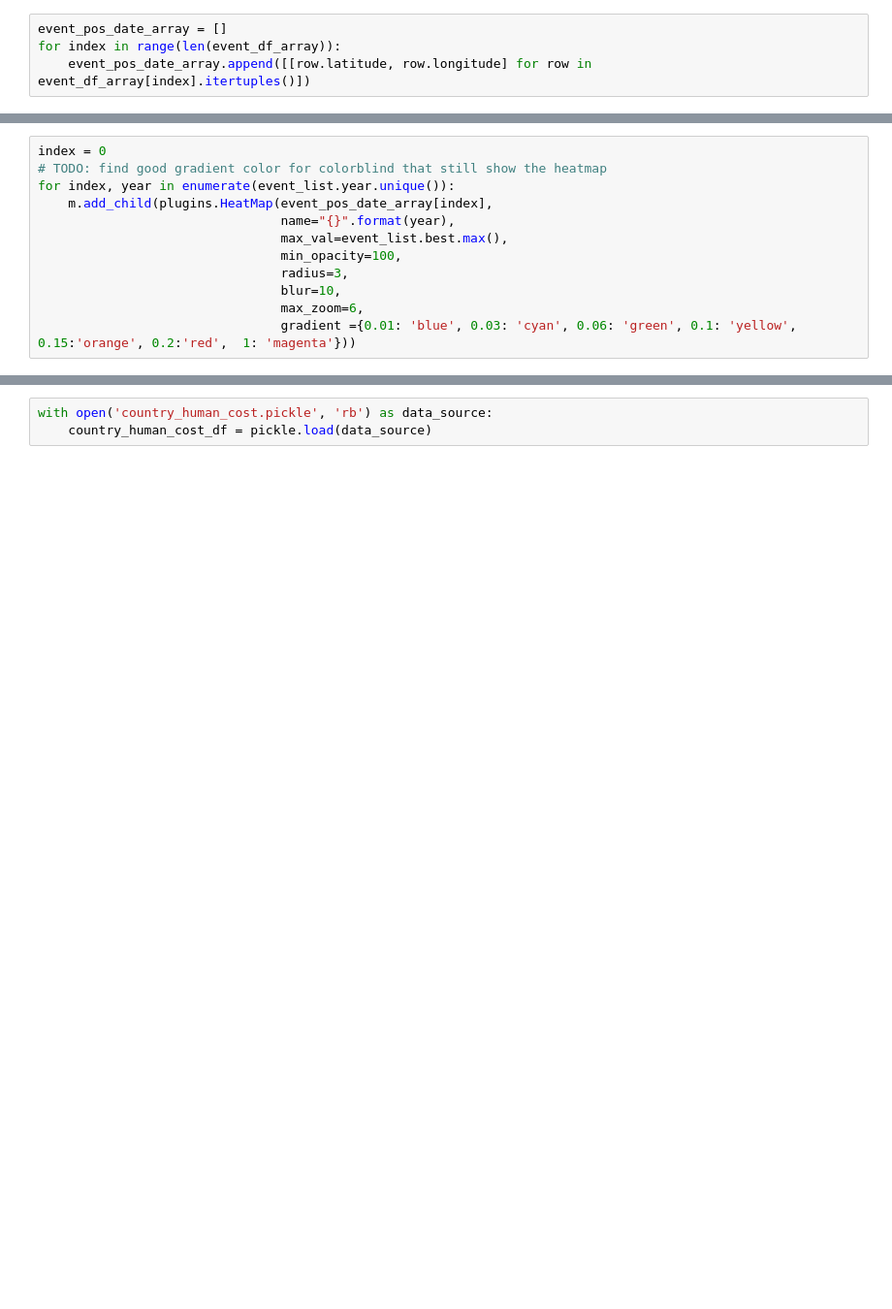
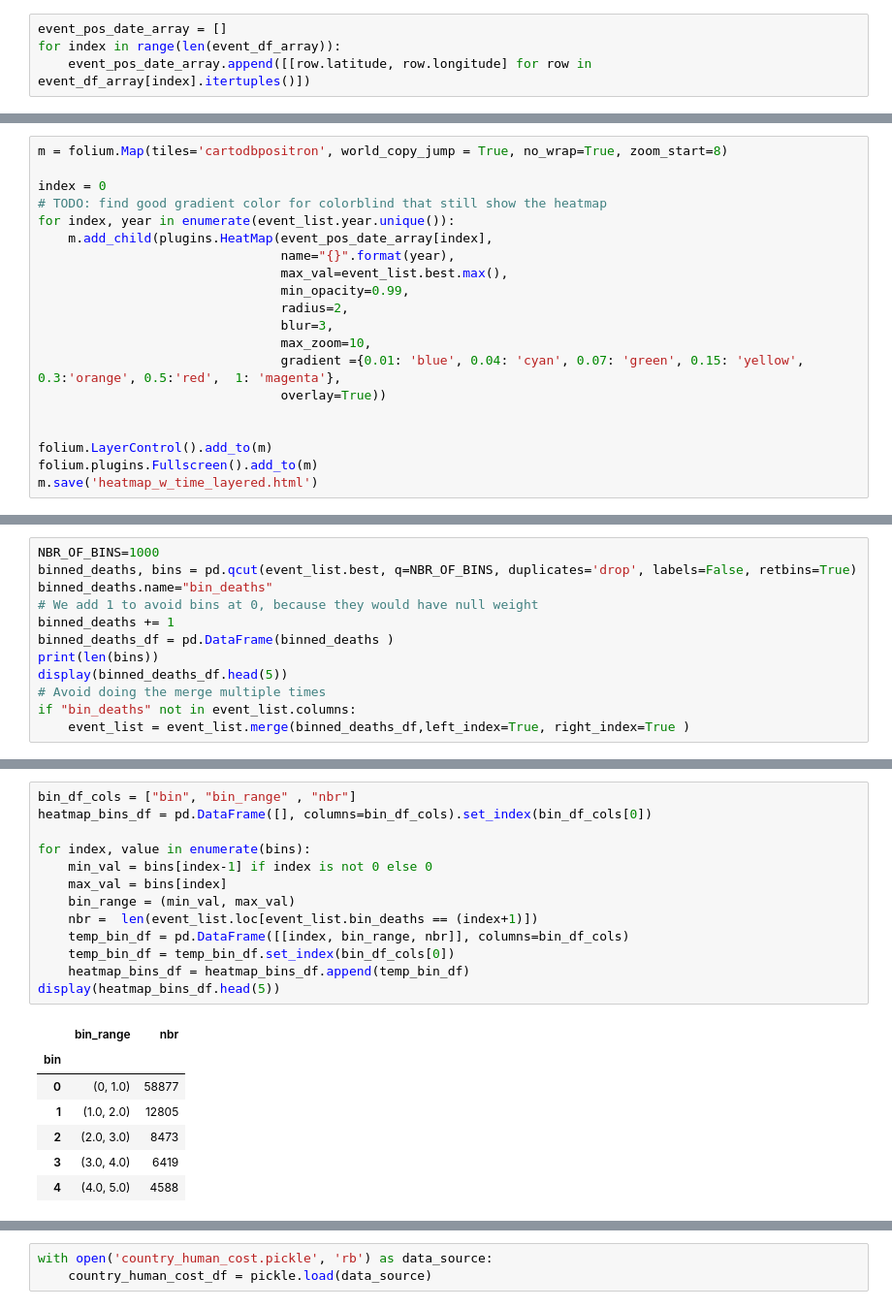
Before and after one commit to vincenzobaz/VBTALL-ADA2017, a Jupyter notebook: Project/notebook_map.ipynb, the cells around one changed output, grey strips where cells are left out. Shown at 97% size. Drawn from its saved outputs; the diff is of its cells as text; blank space fills up the shorter version.

Commit message:
Timestamped heatmap works

```diff
--- a/Project/notebook_map.ipynb
+++ b/Project/notebook_map.ipynb
@@ -168,12 +95,20 @@ m = folium.Map(tiles='cartodbpositron', world_copy_jump = True, no_wrap=True, zo
 # %%
+m = folium.Map(tiles='cartodbpositron', world_copy_jump = True, no_wrap=True, zoom_start=8)
+
 index = 0
 # TODO: find good gradient color for colorblind that still show the heatmap
 for index, year in enumerate(event_list.year.unique()):
     m.add_child(plugins.HeatMap(event_pos_date_array[index],
                                 name="{}".format(year),
                                 max_val=event_list.best.max(),
-                                min_opacity=100,
-                                radius=3,
-                                blur=10,
-                                max_zoom=6,
-                                gradient ={0.01: 'blue', 0.03: 'cyan', 0.06: 'green', 0.1: 'yellow', 0.15:'orange', 0.2:'red',  1: 'magenta'}))
+                                min_opacity=0.99,
+                                radius=2,
+                                blur=3,
+                                max_zoom=10,
+                                gradient ={0.01: 'blue', 0.04: 'cyan', 0.07: 'green', 0.15: 'yellow', 0.3:'orange', 0.5:'red',  1: 'magenta'},
+                                overlay=True))
+
+
+folium.LayerControl().add_to(m)
+folium.plugins.Fullscreen().add_to(m)
+m.save('heatmap_w_time_layered.html')
@@ -195,0 +117,12 @@ m.save('heatmap_w_time.html')
+# %%
+NBR_OF_BINS=1000
+binned_deaths, bins = pd.qcut(event_list.best, q=NBR_OF_BINS, duplicates='drop', labels=False, retbins=True)
+binned_deaths.name="bin_deaths"
+# We add 1 to avoid bins at 0, because they would have null weight
+binned_deaths += 1
+binned_deaths_df = pd.DataFrame(binned_deaths )
+print(len(bins))
+display(binned_deaths_df.head(5))
+# Avoid doing the merge multiple times
+if "bin_deaths" not in event_list.columns:
+    event_list = event_list.merge(binned_deaths_df,left_index=True, right_index=True )
@@ -195,0 +137,21 @@ m.save('heatmap_w_time.html')
+# %%
+bin_df_cols = ["bin", "bin_range" , "nbr"]
+heatmap_bins_df = pd.DataFrame([], columns=bin_df_cols).set_index(bin_df_cols[0])
+
+for index, value in enumerate(bins):
+    min_val = bins[index-1] if index is not 0 else 0
+    max_val = bins[index]
+    bin_range = (min_val, max_val)
+    nbr =  len(event_list.loc[event_list.bin_deaths == (index+1)])
+    temp_bin_df = pd.DataFrame([[index, bin_range, nbr]], columns=bin_df_cols)
+    temp_bin_df = temp_bin_df.set_index(bin_df_cols[0])
+    heatmap_bins_df = heatmap_bins_df.append(temp_bin_df)
+display(heatmap_bins_df.head(5))
+# %% [output]
+|  | bin_range | nbr |
+| bin |  |  |
+| 0 | (0, 1.0) | 58877 |
+| 1 | (1.0, 2.0) | 12805 |
+| 2 | (2.0, 3.0) | 8473 |
+| 3 | (3.0, 4.0) | 6419 |
+| 4 | (4.0, 5.0) | 4588 |
```
Also changed, not shown: parts of 48 cells of this notebook.
